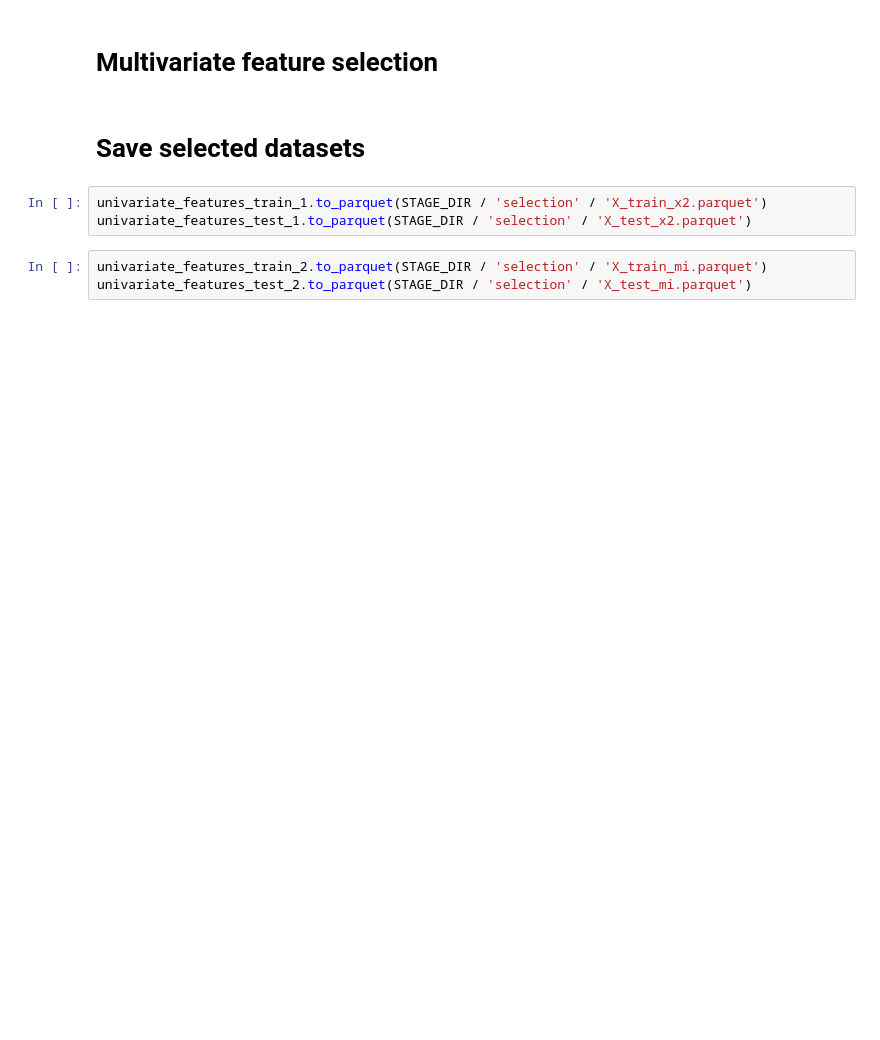
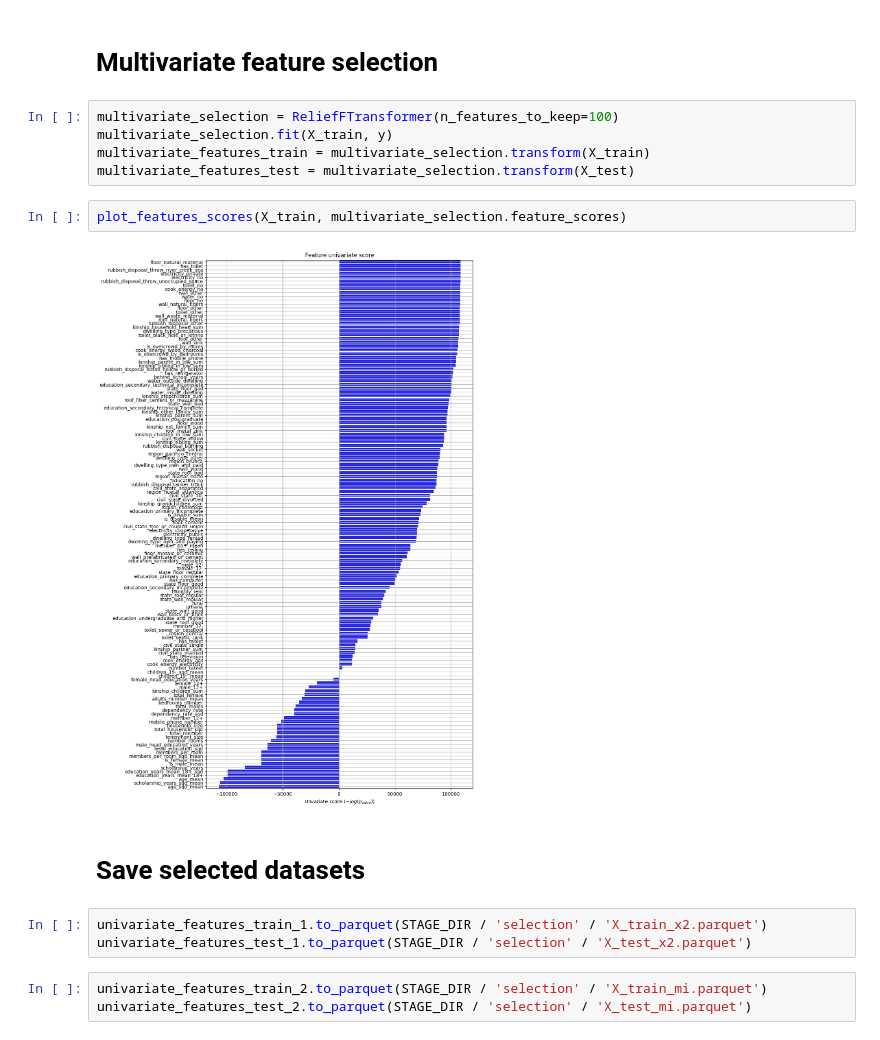
Before and after one commit to gabyarte/projects-ml, a Jupyter notebook: notebooks/2_feature_selection.ipynb, the cells around one changed output. Cells and saved outputs as stored; diff of their text form; blank space fills up the shorter version.

Commit message:
feat: Add multivariate feature selection

```diff
--- a/notebooks/2_feature_selection.ipynb
+++ b/notebooks/2_feature_selection.ipynb
@@ -47,5 +47,14 @@ plot_features_scores(X_train, scores_2, metric_label=r'mutual information')
 # %% [markdown]
 # Multivariate feature selection
+# %%
+multivariate_selection = ReliefFTransformer(n_features_to_keep=100)
+multivariate_selection.fit(X_train, y)
+multivariate_features_train = multivariate_selection.transform(X_train)
+multivariate_features_test = multivariate_selection.transform(X_test)
+# %%
+plot_features_scores(X_train, multivariate_selection.feature_scores)
+# %% [output]
+[figure, added]
 # %% [markdown]
 # Save selected datasets
 # %%
```
Also changed, not shown: parts of 2 cells of this notebook, 2 other files.
